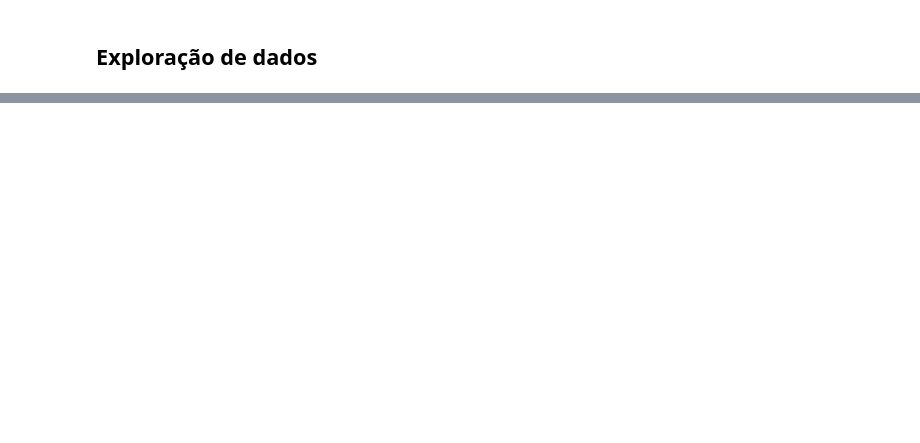
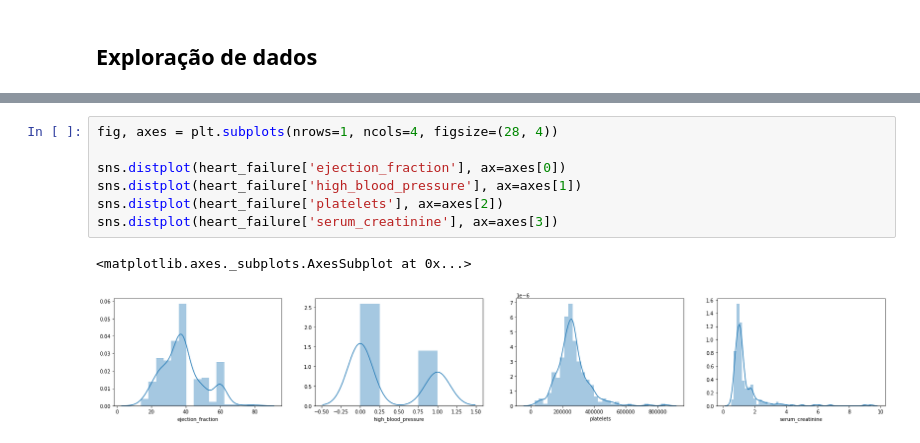
Before and after one commit to sielerod/Heart_Failure, a Jupyter notebook: heart_failure.ipynb, the cells around one changed output, grey strips where cells are left out. Cells and saved outputs as stored; diff of their text form; blank space fills up the shorter version.

```diff
--- a/heart_failure.ipynb
+++ b/heart_failure.ipynb
@@ -22,0 +74,10 @@ https://www.kaggle.com/isaienkov/data-visualization
+# %%
+fig, axes = plt.subplots(nrows=1, ncols=4, figsize=(28, 4))
+
+sns.distplot(heart_failure['ejection_fraction'], ax=axes[0])
+sns.distplot(heart_failure['high_blood_pressure'], ax=axes[1])
+sns.distplot(heart_failure['platelets'], ax=axes[2])
+sns.distplot(heart_failure['serum_creatinine'], ax=axes[3])
+# %% [output]
+<matplotlib.axes._subplots.AxesSubplot at 0x...>
+[figure, added]
```
Also changed, not shown: parts of 27 cells of this notebook.
